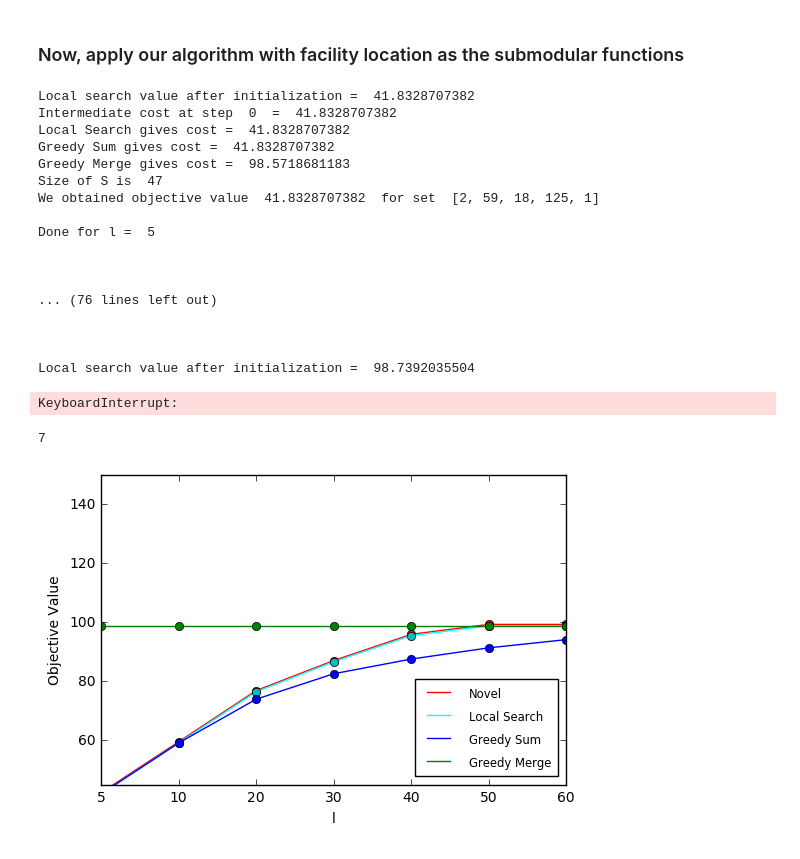
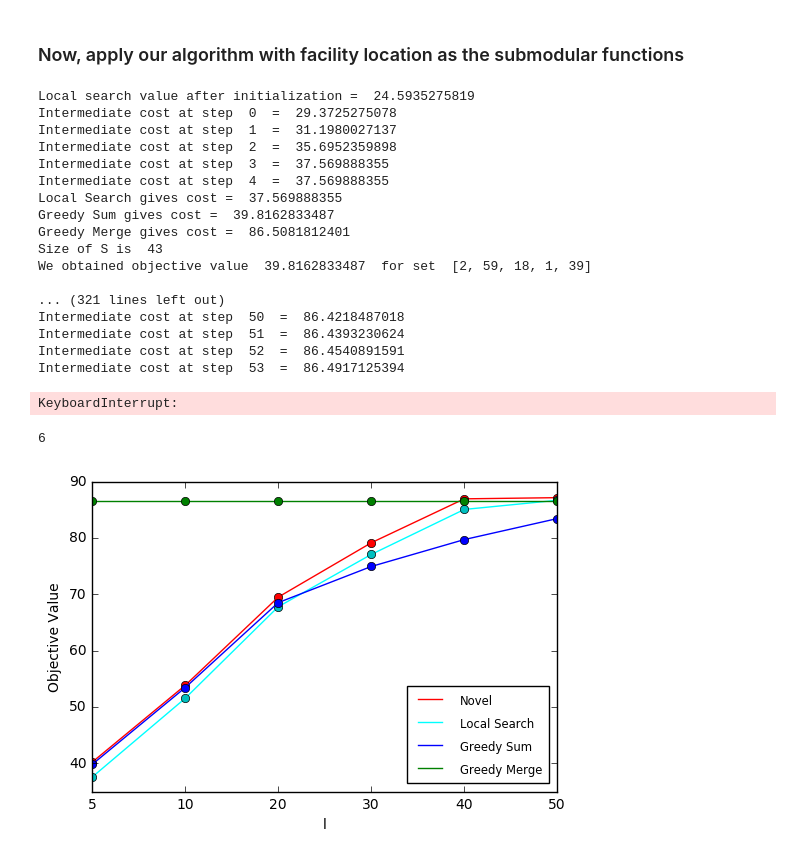
Before and after one commit to serbanstan/TwoStage, a Jupyter notebook: reuters21578/text analysis-plotting.ipynb, the cells around one changed output. Cells and saved outputs as stored; diff of their text form; code cells hidden in the pictures.

```diff
--- a/reuters21578/text analysis-plotting.ipynb
+++ b/reuters21578/text analysis-plotting.ipynb
@@ -26,8 +26,8 @@ to this:
 # %% [markdown]
 Keep fewer than max entries. Can comment out the next cell after more rigorous testing.
 # %%
-topics = topics[:200]
-text = text[:200]
+topics = topics[:180]
+text = text[:180]
 # %%
 print topics[11].text
 print text[11].text
@@ -205,23 +205,23 @@ for l in Lvalues:
     print "Done for l = ", l
     print "\n\n\n"
 # %% [output]
-Local search value after initialization =  41.8328707382
-Intermediate cost at step  0  =  41.8328707382
-Local Search gives cost =  41.8328707382
-Greedy Sum gives cost =  41.8328707382
-Greedy Merge gives cost =  98.5718681183
-Size of S is  47
-We obtained objective value  41.8328707382  for set  [2, 59, 18, 125, 1]
+Local search value after initialization =  24.5935275819
+Intermediate cost at step  0  =  29.3725275078
+Intermediate cost at step  1  =  31.1980027137
+Intermediate cost at step  2  =  35.6952359898
+Intermediate cost at step  3  =  37.569888355
+Intermediate cost at step  4  =  37.569888355
+Local Search gives cost =  37.569888355
+Greedy Sum gives cost =  39.8162833487
+Greedy Merge gives cost =  86.5081812401
+Size of S is  43
+We obtained objective value  39.8162833487  for set  [2, 59, 18, 1, 39]
 
-Done for l =  5
-
-
-
-... (76 lines left out)
-
-
-
-Local search value after initialization =  98.7392035504
+... (321 lines left out)
+Intermediate cost at step  50  =  86.4218487018
+Intermediate cost at step  51  =  86.4393230624
+Intermediate cost at step  52  =  86.4540891591
+Intermediate cost at step  53  =  86.4917125394
 KeyboardInterrupt:
 # %%
 novSol = []
@@ -237,7 +237,7 @@ for sol in solution:
 
 print len(novSol)
 # %% [output]
-7
+6
 # %%
 import matplotlib.pyplot as plt
 
@@ -247,36 +247,36 @@ ax = plt.subplot(111)
 ax.set_xlabel('l')
 ax.set_ylabel('Objective Value')
 
-plt.ylim(45,150)
+plt.ylim(35,90)
 plt.xlim(0,len(novSol)-1)
 labels = [l for l in Lvalues]
 
 x = [i for i in range(len(novSol))]
 
 
 plt.xticks(x, labels)
 
 plt.plot(novSol, c = 'red', label = 'Novel')
 plt.plot(novSol, 'ro')
 
 plt.plot(lsSol, c = 'cyan', label = 'Local Search')
 plt.plot(lsSol, 'co')
 
 plt.plot(gsSol, c = 'blue', label = 'Greedy Sum')
 plt.plot(gsSol, 'bo')
 
 plt.plot(gmSol, c = 'green', label = 'Greedy Merge')
 plt.plot(gmSol, 'go')
 
 # http://matplotlib.org/1.3.0/examples/pylab_examples/legend_demo.html
 legend = ax.legend(loc='lower right')
 
 # Set the fontsize
 for label in legend.get_texts():
     label.set_fontsize('small')
 
 
 
 plt.show()
 # %% [output]
-[figure, old version]
+[figure, new version]
```
Also changed, not shown: parts of 3 cells of this notebook, 10 other files.
